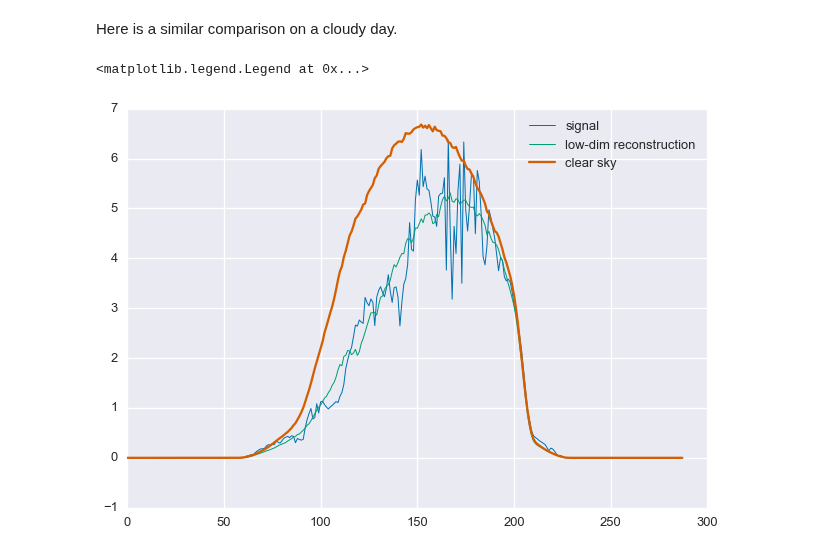
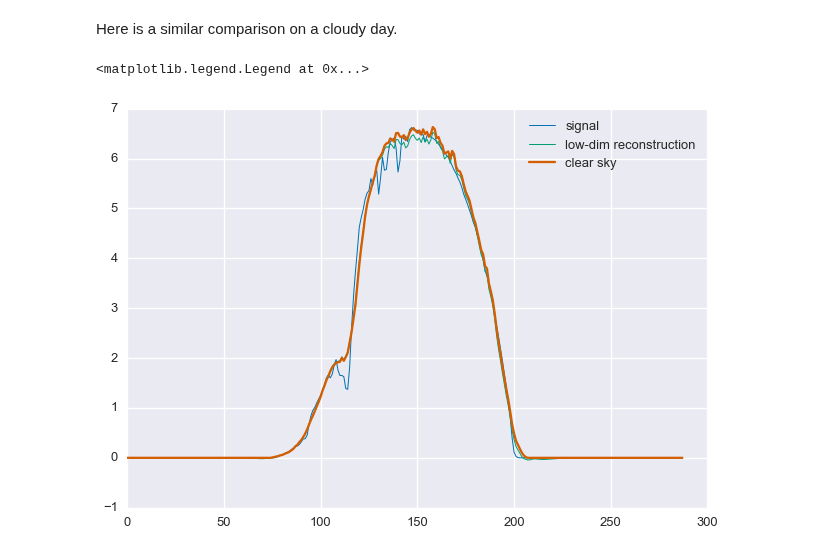
Before and after one commit to bmeyers/SolarForecasting, a Jupyter notebook: ClearSkyFitting_Example.ipynb, the cells around one changed output. Drawn from its saved outputs; the diff is of its cells as text; code cells hidden in the pictures.

```diff
--- a/ClearSkyFitting_Example.ipynb
+++ b/ClearSkyFitting_Example.ipynb
@@ -54,12 +59,12 @@ plt.legend(['signal', 'low-dim reconstruction', 'clear sky'])
 # %% [markdown]
 Here is a similar comparison on a cloudy day.
 # %%
-DAY = 330
+DAY = 120
 scs.reconstruct_day(DAY, n=5)
 estimates = scs.estimate_clearsky(np.s_[DAY:DAY+1])
 for i in xrange(estimates.shape[1]):
     plt.plot(estimates[:, i])
 plt.legend(['signal', 'low-dim reconstruction', 'clear sky'])
 # %% [output]
 <matplotlib.legend.Legend at 0x...>
-[figure, old version]
+[figure, new version]
```
Also changed, not shown: parts of 2 cells of this notebook, 8 other files.
